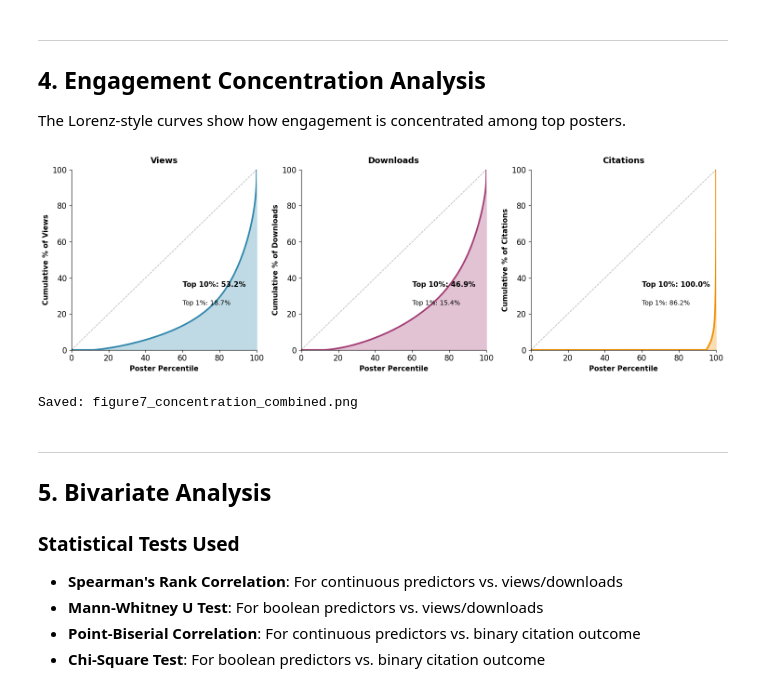
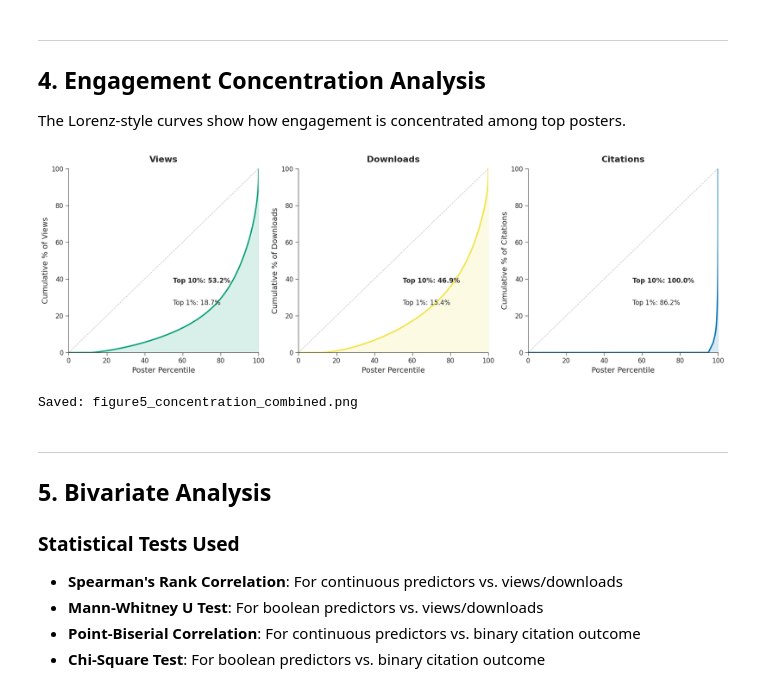
Before and after one commit to fairdataihub/poster-sharing-reuse-paper-code, a Jupyter notebook: poster-reuse.ipynb, the cells around one changed output. Saved outputs shown, nothing was run; the diff lists cells and outputs as text; code cells hidden in the pictures.

```diff
--- a/poster-reuse.ipynb
+++ b/poster-reuse.ipynb
@@ -911,7 +931,7 @@ print("Overdispersion Analysis (Variance / Mean)")
 print("="*50)
 print("(Poisson assumes ratio ~ 1; ratio >> 1 = overdispersion)\n")
 for metric in ['views', 'downloads', 'citations']:
-    data = df[metric].fillna(0)
+    data = df_[metric].fillna(0)
     ratio = data.var() / data.mean() if data.mean() > 0 else np.inf
     print(f"{metric.capitalize():12s}: {ratio:,.1f}")
 print("\n-> All metrics show EXTREME overdispersion (ratios in thousands)")
@@ -931,37 +951,44 @@ Citations   : 1,839.0
 ## 4. Engagement Concentration Analysis
 
 The Lorenz-style curves show how engagement is concentrated among top posters.
-# %%
-# Figure 7: Engagement Concentration (3-Panel Combined)
-fig, axes = plt.subplots(1, 3, figsize=(15, 5))
-colors_map = {'views': '#2E86AB', 'downloads': '#A23B72', 'citations': '#F18F01'}
-for ax, metric in zip(axes, ['views', 'downloads', 'citations']):
-    data = df[metric].fillna(0).sort_values().values
-    total = data.sum()
-    if total > 0:
-        cumsum = np.cumsum(data) / total * 100
-        percentiles = np.arange(1, len(data) + 1) / len(data) * 100
-        ax.plot(percentiles, cumsum, color=colors_map[metric], linewidth=2.5)
-        ax.fill_between(percentiles, cumsum, alpha=0.3, color=colors_map[metric])
-        top10_share = 100 - cumsum[int(len(data) * 0.90)]
-        top1_share = 100 - cumsum[int(len(data) * 0.99)]
-        ax.annotate(f'Top 10%: {top10_share:.1f}%', xy=(60, 35), fontsize=11, fontweight='bold')
-        ax.annotate(f'Top 1%: {top1_share:.1f}%', xy=(60, 25), fontsize=10)
-        ax.plot([0, 100], [0, 100], 'k--', alpha=0.3, linewidth=1)  # Equality line
-    ax.set_xlabel('Poster Percentile', fontweight='bold', fontsize=11)
-    ax.set_ylabel(f'Cumulative % of {metric.title()}', fontweight='bold', fontsize=11)
-    ax.set_xlim(0, 100)
-    ax.set_ylim(0, 100)
-    ax.set_title(f'{metric.title()}', fontweight='bold', fontsize=13, pad=10)
-    ax.spines['top'].set_visible(False)
-    ax.spines['right'].set_visible(False)
-plt.tight_layout()
-plt.savefig(RESULTS_DIR / "figure7_concentration_combined.png", dpi=300, bbox_inches='tight', facecolor='white')
-plt.show()
-print("Saved: figure7_concentration_combined.png")
-# %% [output]
-[figure, removed]
-Saved: figure7_concentration_combined.png
+# %%
+fig, axes = plt.subplots(1, 3, figsize=(18, 6))
+
+colors_map = {
+    'views': '#009E73',
+    'downloads': '#F0E442',
+    'citations': '#0072B2'
+}
+for ax, metric in zip(axes, ['views', 'downloads', 'citations']):
+    data = df_[metric].fillna(0).sort_values().values
+    total = data.sum()
+    if total > 0:
+        cumsum = np.cumsum(data) / total * 100
+        percentiles = np.arange(1, len(data) + 1) / len(data) * 100
+        ax.plot(percentiles, cumsum, color=colors_map[metric], linewidth=2.5)
+        ax.fill_between(percentiles, cumsum, alpha=0.15, color=colors_map[metric])
+        # Equality line
+        ax.plot([0, 100], [0, 100], '--', color='dimgrey', alpha=0.4, linewidth=1)
+        # Annotations
+        top10_share = 100 - cumsum[int(len(data) * 0.90)]
+        top1_share = 100 - cumsum[int(len(data) * 0.99)]
+        ax.annotate(f'Top 10%: {top10_share:.1f}%',
+                     xy=(55, 38), fontweight='bold')
+        ax.annotate(f'Top 1%: {top1_share:.1f}%',
+                     xy=(55, 26))
+    ax.set_xlabel('Poster Percentile')
+    ax.set_ylabel(f'Cumulative % of {metric.title()}')
+    ax.set_xlim(0, 100)
+    ax.set_ylim(0, 100)
+    ax.set_title(f'{metric.title()}', pad=12)
+
+plt.tight_layout()
+plt.savefig(RESULTS_DIR / "figure5_concentration_combined.png", dpi=300, bbox_inches='tight', facecolor='white')
+plt.show()
+print("Saved: figure5_concentration_combined.png")
+# %% [output]
+[figure, added]
+Saved: figure5_concentration_combined.png
 # %% [markdown]
 ---
 <a name="5-bivariate"></a>
```
Also changed, not shown: parts of 8 cells of this notebook, 7 other files.
